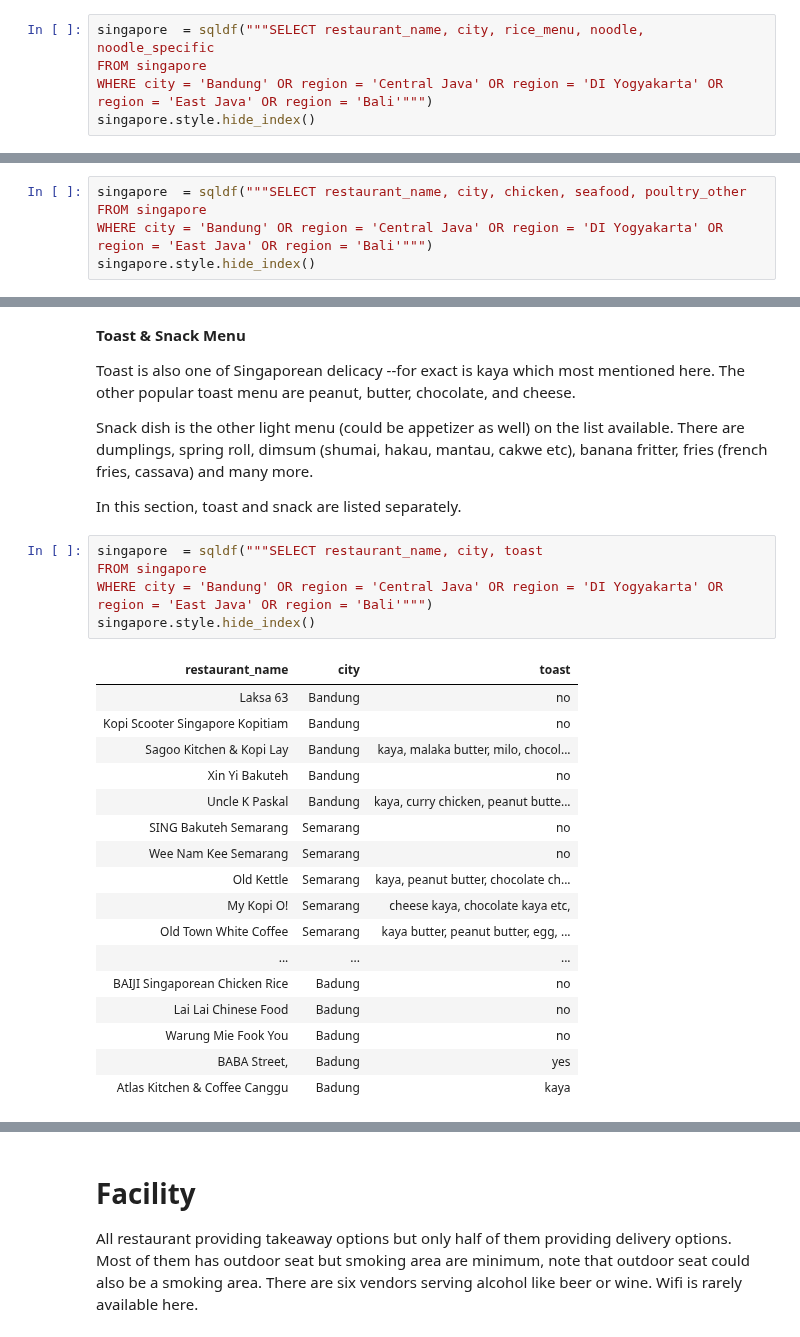
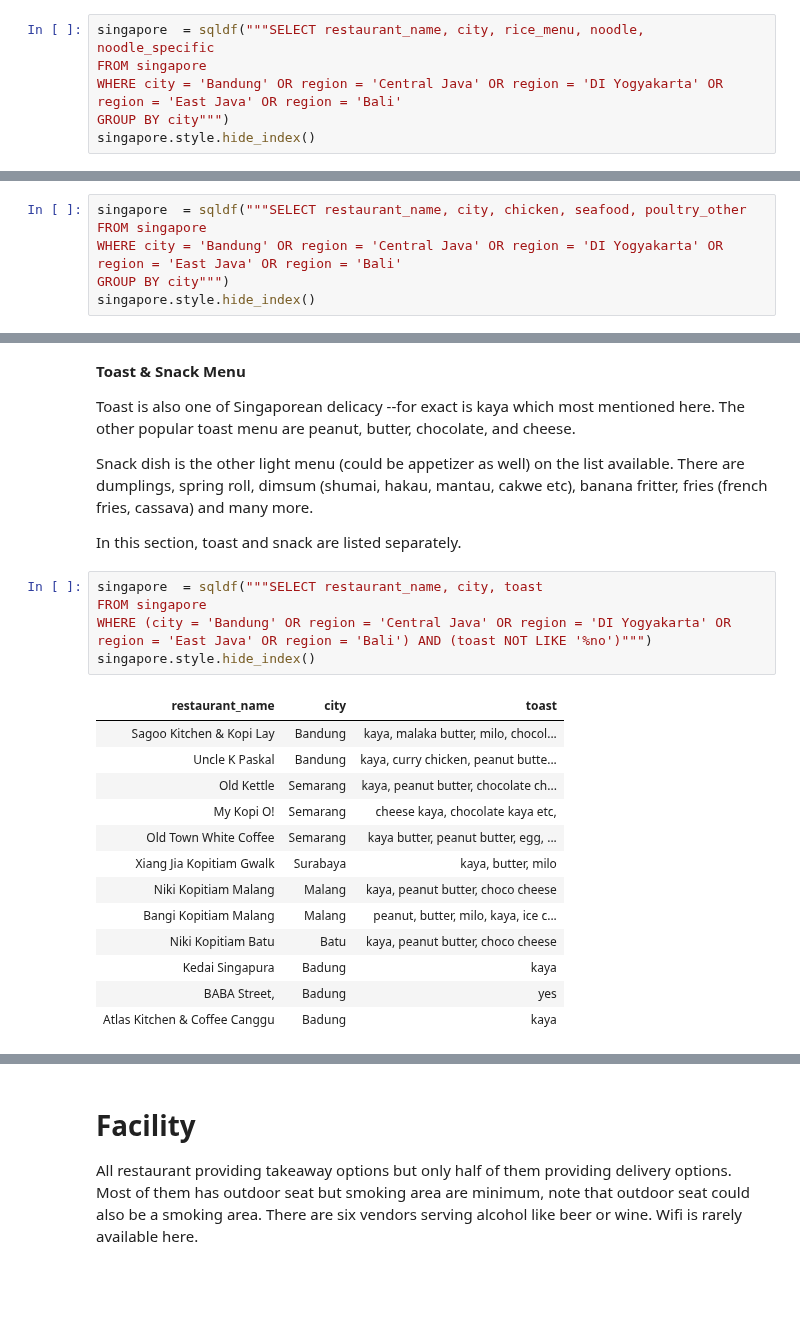
Before and after one commit to miradelimanr/Burger-Jakarta, a Jupyter notebook: singaporean-food-in-indonesia-ii-sql-version.ipynb, the cells around one changed output, grey strips where cells are left out. Saved outputs shown, nothing was run; the diff lists cells and outputs as text; blank space fills up the shorter version.

```diff
--- a/singaporean-food-in-indonesia-ii-sql-version.ipynb
+++ b/singaporean-food-in-indonesia-ii-sql-version.ipynb
@@ -52,7 +56,8 @@ For disambiguation (next time you look for the menu), mee is mie/noodle, fried r
 # %%
 singapore  = sqldf("""SELECT restaurant_name, city, rice_menu, noodle, noodle_specific
 FROM singapore
-WHERE city = 'Bandung' OR region = 'Central Java' OR region = 'DI Yogyakarta' OR region = 'East Java' OR region = 'Bali'""")
+WHERE city = 'Bandung' OR region = 'Central Java' OR region = 'DI Yogyakarta' OR region = 'East Java' OR region = 'Bali'
+GROUP BY city""")
 singapore.style.hide_index()
 # %% [output]
 | restaurant_name | city | rice_menu | noodle | noodle_specific |
@@ -81,7 +81,8 @@ The seafood are usually provided both on high end or budgeted restaurant like ko
 # %%
 singapore  = sqldf("""SELECT restaurant_name, city, chicken, seafood, poultry_other
 FROM singapore
-WHERE city = 'Bandung' OR region = 'Central Java' OR region = 'DI Yogyakarta' OR region = 'East Java' OR region = 'Bali'""")
+WHERE city = 'Bandung' OR region = 'Central Java' OR region = 'DI Yogyakarta' OR region = 'East Java' OR region = 'Bali'
+GROUP BY city""")
 singapore.style.hide_index()
 # %% [output]
 | restaurant_name | city | chicken | seafood | poultry_other |
@@ -112,24 +108,20 @@ In this section, toast and snack are listed separately.
 # %%
 singapore  = sqldf("""SELECT restaurant_name, city, toast
 FROM singapore
-WHERE city = 'Bandung' OR region = 'Central Java' OR region = 'DI Yogyakarta' OR region = 'East Java' OR region = 'Bali'""")
+WHERE (city = 'Bandung' OR region = 'Central Java' OR region = 'DI Yogyakarta' OR region = 'East Java' OR region = 'Bali') AND (toast NOT LIKE '%no')""")
 singapore.style.hide_index()
 # %% [output]
 | restaurant_name | city | toast |
-| Laksa 63 | Bandung | no |
-| Kopi Scooter Singapore Kopitiam | Bandung | no |
 | Sagoo Kitchen & Kopi Lay | Bandung | kaya, malaka butter, milo, chocol... |
-| Xin Yi Bakuteh | Bandung | no |
 | Uncle K Paskal | Bandung | kaya, curry chicken, peanut butte... |
-| SING Bakuteh Semarang | Semarang | no |
-| Wee Nam Kee Semarang | Semarang | no |
 | Old Kettle | Semarang | kaya, peanut butter, chocolate ch... |
 | My Kopi O! | Semarang | cheese kaya, chocolate kaya etc, |
 | Old Town White Coffee | Semarang | kaya butter, peanut butter, egg, ... |
-| ... | ... | ... |
-| BAIJI Singaporean Chicken Rice | Badung | no |
-| Lai Lai Chinese Food | Badung | no |
-| Warung Mie Fook You | Badung | no |
+| Xiang Jia Kopitiam Gwalk | Surabaya | kaya, butter, milo |
+| Niki Kopitiam Malang | Malang | kaya, peanut butter, choco cheese |
+| Bangi Kopitiam Malang | Malang | peanut, butter, milo, kaya, ice c... |
+| Niki Kopitiam Batu | Batu | kaya, peanut butter, choco cheese |
+| Kedai Singapura | Badung | kaya |
 | BABA Street, | Badung | yes |
 | Atlas Kitchen & Coffee Canggu | Badung | kaya |
 # %%
```
Also changed, not shown: parts of 8 cells of this notebook.
